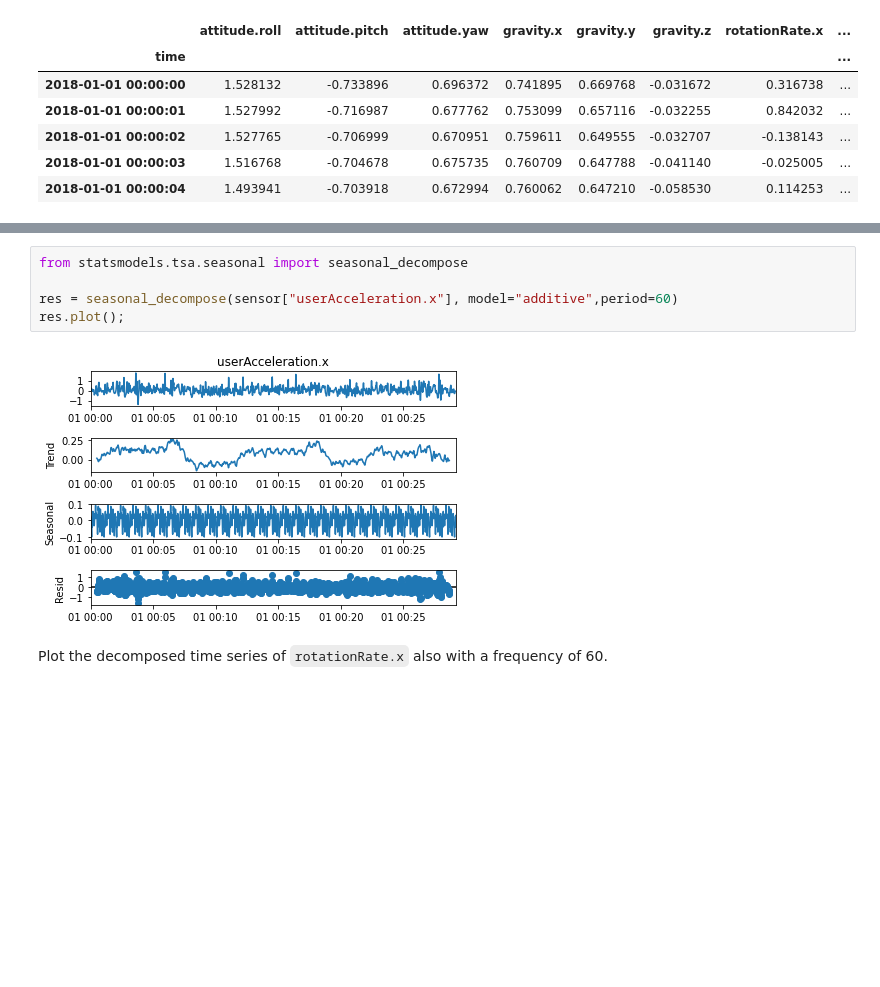
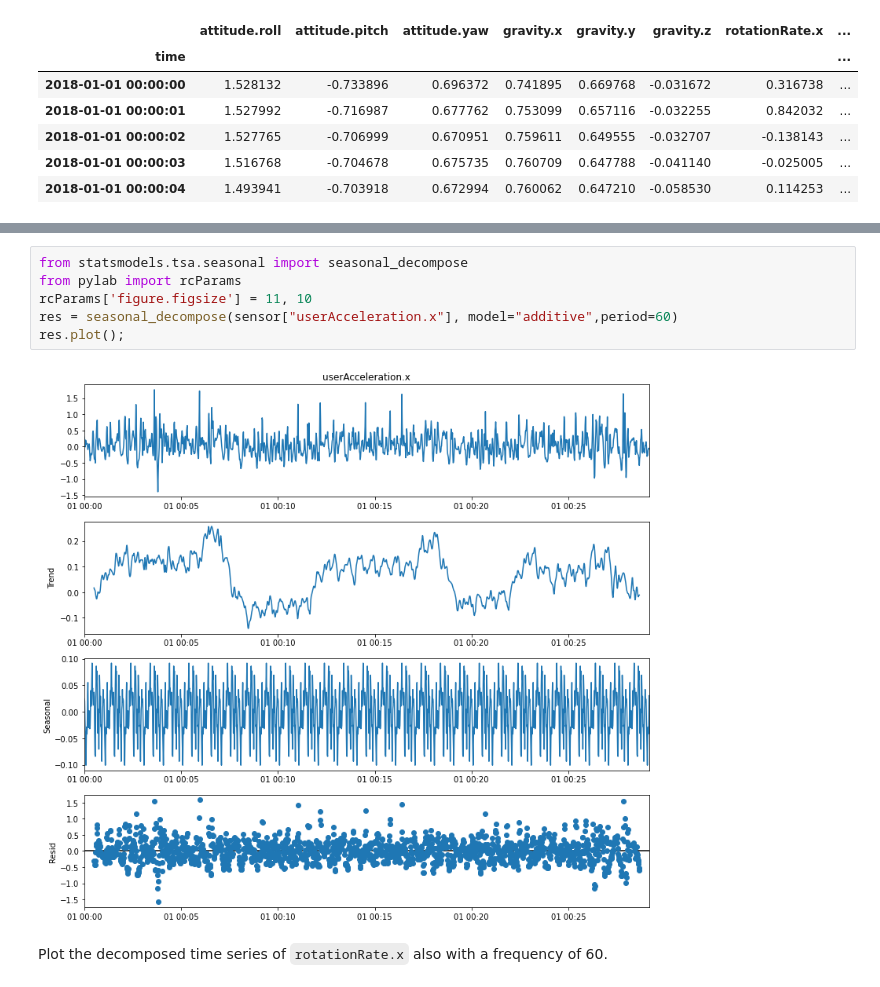
Before and after one commit to ironhack-datalabs/datamad1020, a Jupyter notebook: module-2/lab-time-series/your-code/main.ipynb, the cells around one changed output, grey strips where cells are left out. Cells and saved outputs as stored; diff of their text form; blank space fills up the shorter version.

```diff
--- a/module-2/lab-time-series/your-code/main.ipynb
+++ b/module-2/lab-time-series/your-code/main.ipynb
@@ -89,11 +89,12 @@ Our next step is to decompose the time series and evaluate the patterns in the d
 ![time series decomposition](../images/tsa_decompose.png)
 # %%
 from statsmodels.tsa.seasonal import seasonal_decompose
-
+from pylab import rcParams
+rcParams['figure.figsize'] = 11, 10
 res = seasonal_decompose(sensor["userAcceleration.x"], model="additive",period=60)
 res.plot();
 # %% [output]
-[figure, old version]
+[figure, new version]
 # %% [markdown]
 Plot the decomposed time series of `rotationRate.x` also with a frequency of 60.
 # %% [markdown]
```
Also changed, not shown: parts of 8 cells of this notebook.
